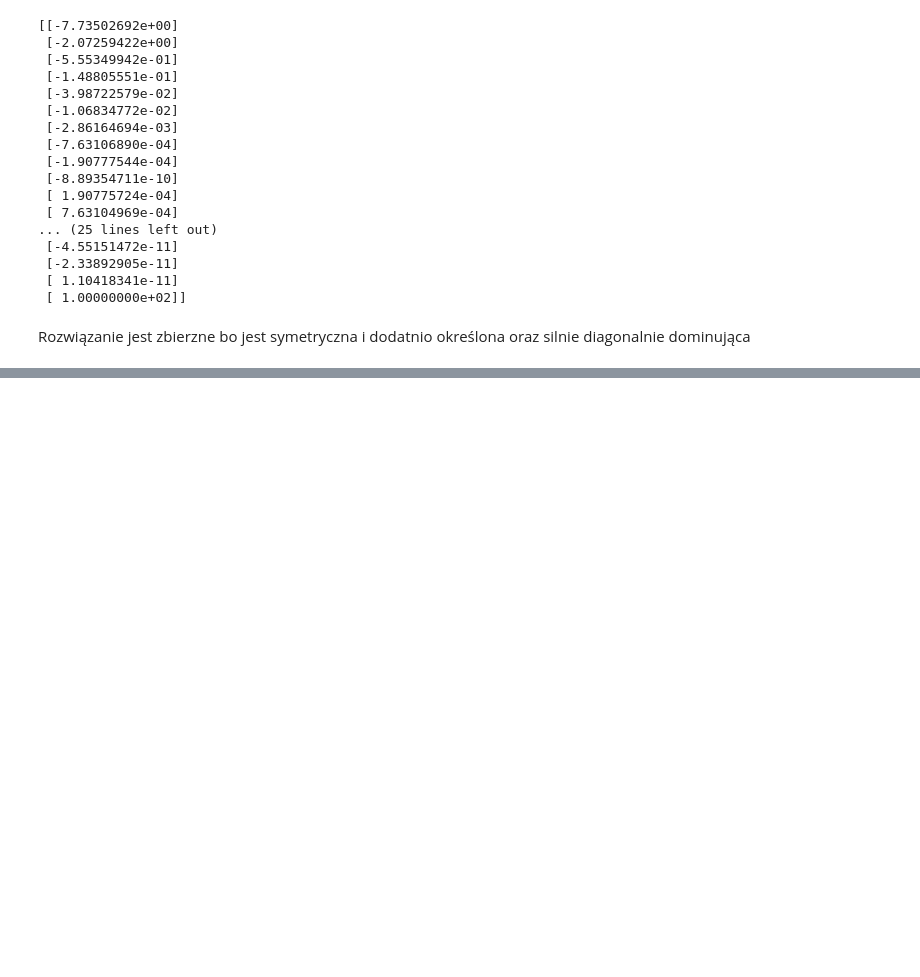
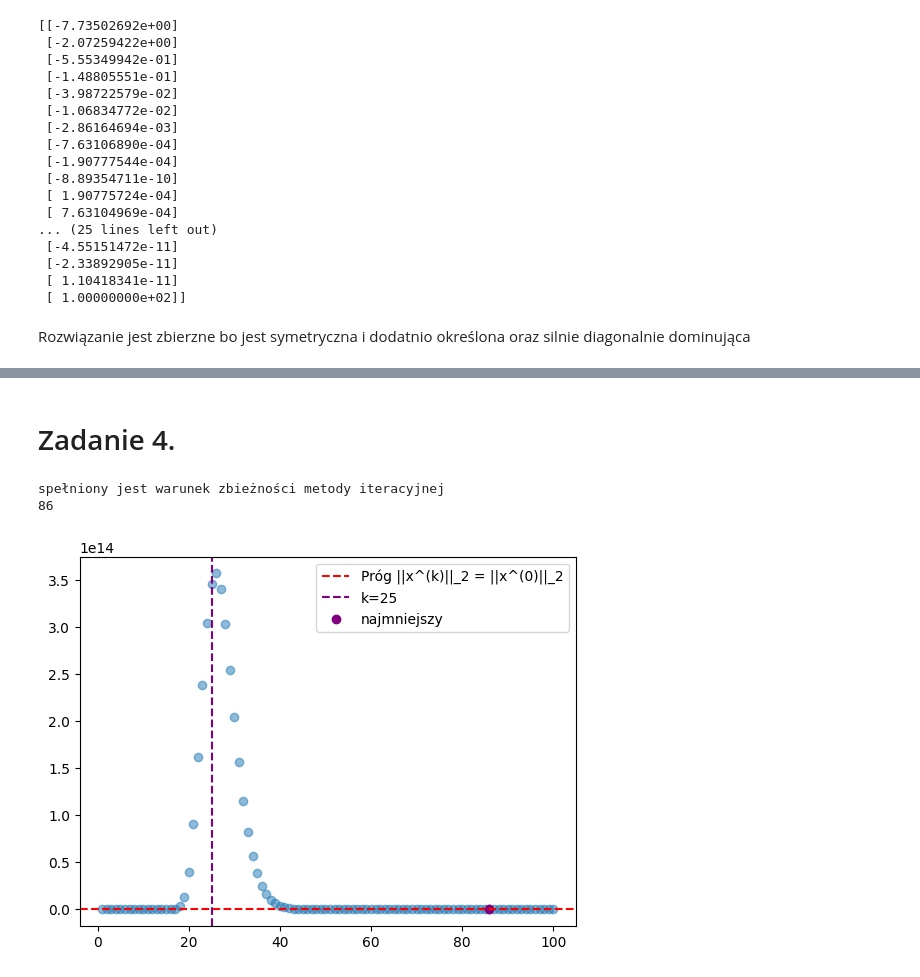
Before and after one commit to JustFren/metody_numeryczne, a Jupyter notebook: lista_3.ipynb, the cells around one changed output, grey strips where cells are left out. Drawn from its saved outputs; the diff is of its cells as text; code cells hidden in the pictures; blank space fills up the shorter version.

Commit message:
zadanie 3, 4 zrobione

```diff
--- a/lista_3.ipynb
+++ b/lista_3.ipynb
@@ -224,0 +251,57 @@ Rozwiązanie jest zbierzne bo jest symetryczna i dodatnio określona oraz silnie
+# %% [markdown]
+# Zadanie 4.
+# %%
+# konstrukcja macierzy dwudiagonalnej
+M = []
+first_diagonal_value = 0.025
+for i in range(20):
+    temp = [0 for i in range(20)]
+    temp[i] = first_diagonal_value + i * 0.025
+    try:
+        temp[i+1]=5
+    except:
+        pass
+    M.append(temp)
+
+M = np.matrix(M)
+
+# konstrukcja wektora x0
+x0 = np.ones_like(temp, shape=(20,1))
+
+eigenvalues, _ = np.linalg.eig(M)
+if np.max(np.abs(eigenvalues)) < 1:
+    print("spełniony jest warunek zbieżności metody iteracyjnej")
+else:
+    print("nie spełniony")
+
+# symulacja
+simulation_trials = 100
+results = []
+grid = np.arange(1, simulation_trials +1)
+x0_norm = np.linalg.norm(x0)
+
+x_i_temp = x0
+for i in range(1,simulation_trials+1):
+    x_i = M @ x_i_temp
+    ni = np.linalg.norm(x_i) / x0_norm
+    x_i_temp = x_i
+    results.append(ni)
+
+# szukamy najmniejszego k spełniającego warunek z zadania
+results = np.array(results)
+mask = results < 1
+smallest_k = grid[mask][0]
+
+# wykres
+plt.scatter(grid, results, alpha=0.5)
+plt.axhline(1, color='red', linestyle='--', label='Próg ||x^(k)||_2 = ||x^(0)||_2')
+plt.axvline(25, color='purple', linestyle='--', label='k=25')
+plt.scatter(smallest_k, results[smallest_k], color="purple", label="najmniejszy spełniający własność z zadania")
+#plt.yscale('log')
+plt.legend()
+plt.show()
+plt.close()
+# %% [output]
+spełniony jest warunek zbieżności metody iteracyjnej
+86
+[figure, added]
```
Also changed, not shown: parts of 8 cells of this notebook, 1 other file.
